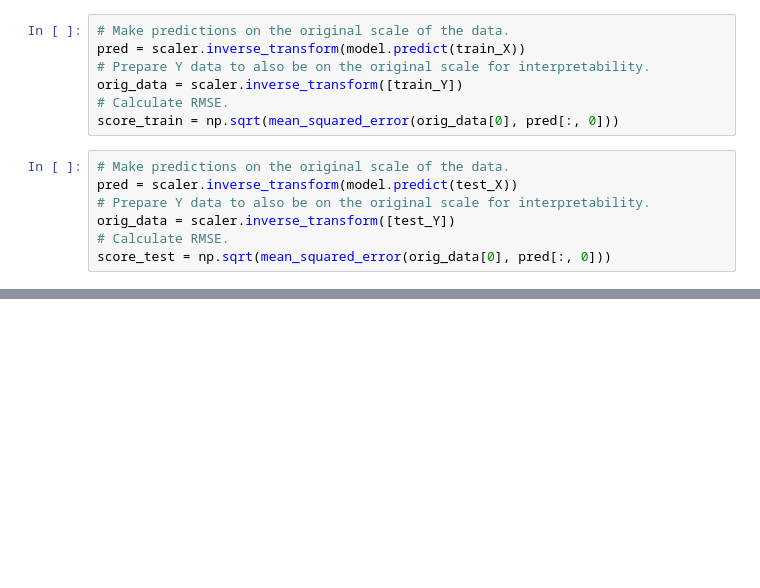
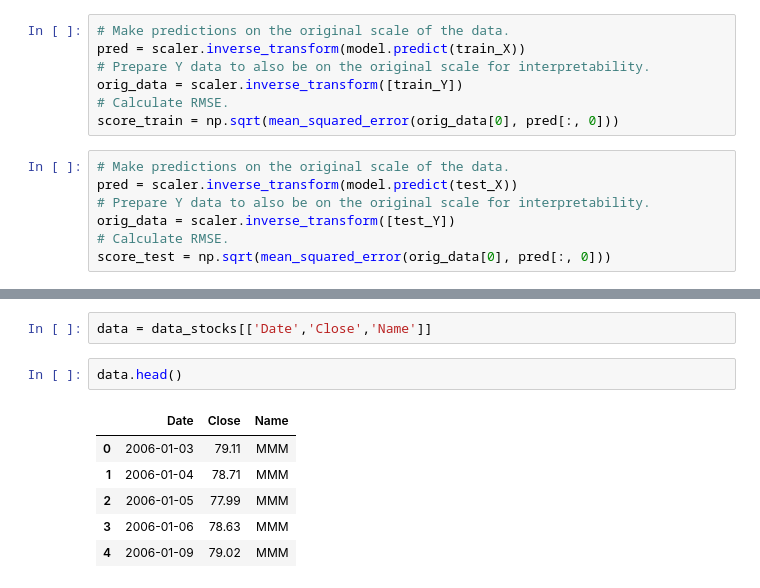
Before and after one commit to gazal-gupta/Deep_Learning, a Jupyter notebook: Univariate_Time_Series_InClass.ipynb, the cells around one changed output, grey strips where cells are left out. Drawn from its saved outputs; the diff is of its cells as text; blank space fills up the shorter version.

```diff
--- a/Univariate_Time_Series_InClass.ipynb
+++ b/Univariate_Time_Series_InClass.ipynb
@@ -193,0 +255,11 @@ Test data score:  46.64037956581168
+# %%
+data = data_stocks[['Date','Close','Name']]
+# %%
+data.head()
+# %% [output]
+|  | Date | Close | Name |
+| 0 | 2006-01-03 | 79.11 | MMM |
+| 1 | 2006-01-04 | 78.71 | MMM |
+| 2 | 2006-01-05 | 77.99 | MMM |
+| 3 | 2006-01-06 | 78.63 | MMM |
+| 4 | 2006-01-09 | 79.02 | MMM |
```
Also changed, not shown: parts of 34 cells of this notebook.
